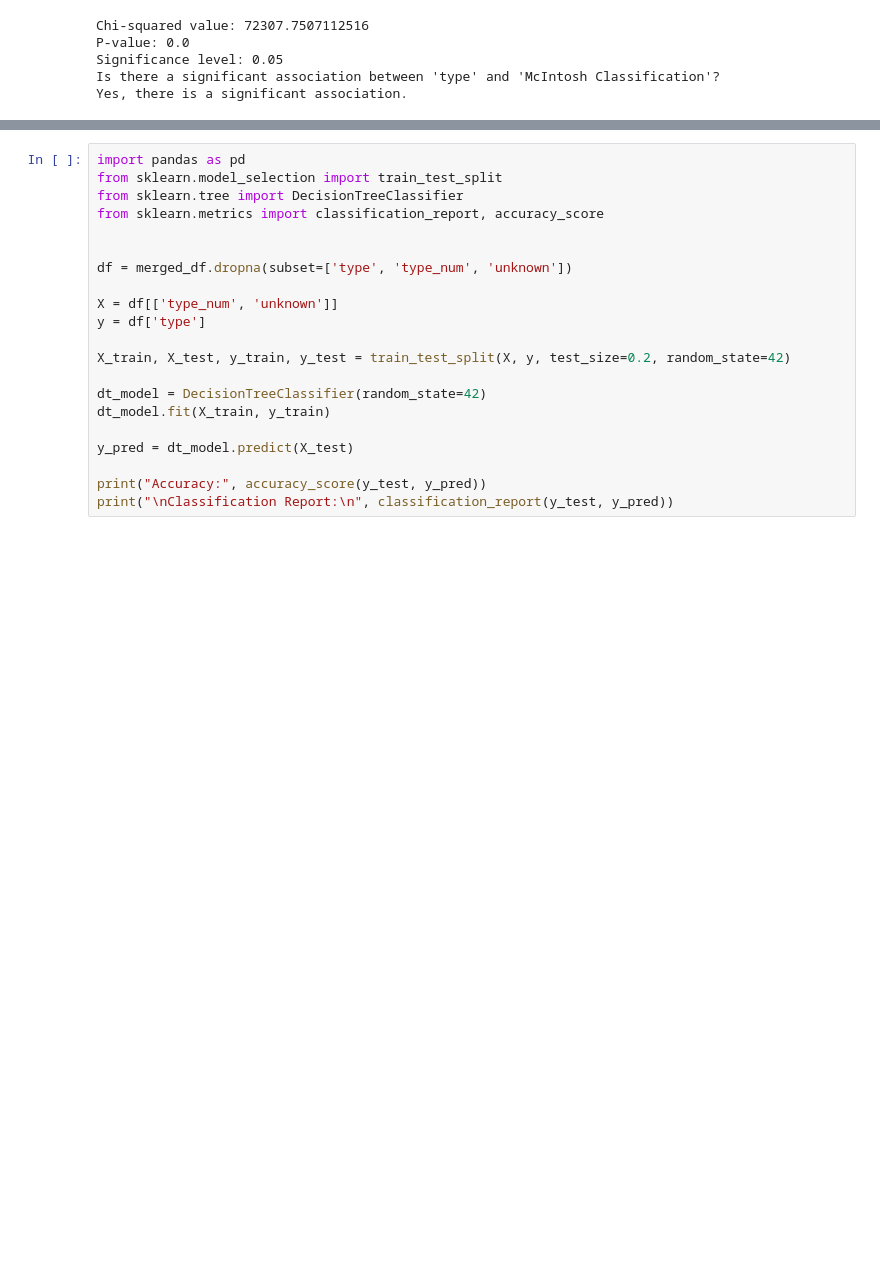
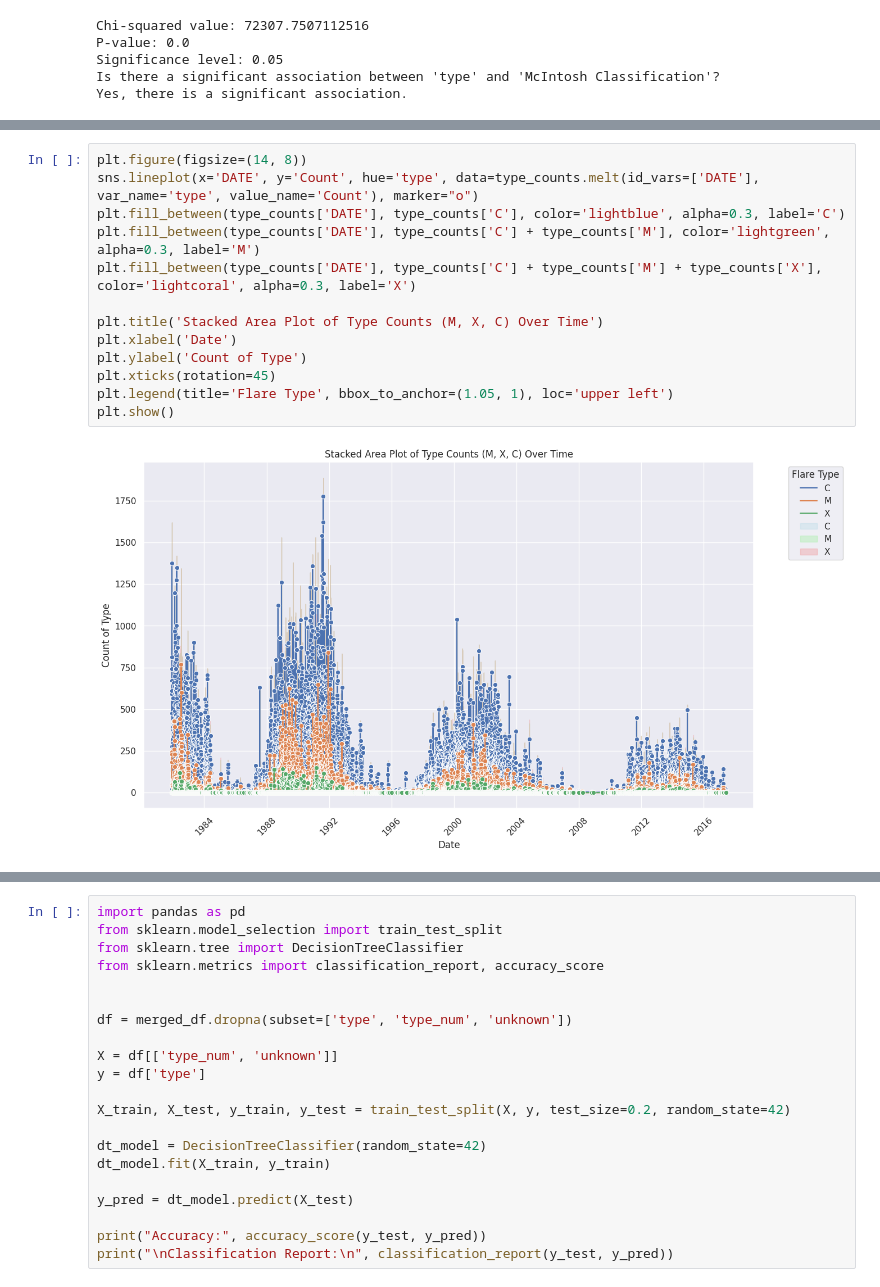
Before and after one commit to Mpho-AI/Sunspots-and-flares, a Jupyter notebook: BDV_ASS2_Sunspots_and_flares.ipynb, the cells around one changed output, grey strips where cells are left out. Saved outputs shown, nothing was run; the diff lists cells and outputs as text; blank space fills up the shorter version.

```diff
--- a/BDV_ASS2_Sunspots_and_flares.ipynb
+++ b/BDV_ASS2_Sunspots_and_flares.ipynb
@@ -500,0 +570,15 @@ else:
+# %%
+plt.figure(figsize=(14, 8))
+sns.lineplot(x='DATE', y='Count', hue='type', data=type_counts.melt(id_vars=['DATE'], var_name='type', value_name='Count'), marker="o")
+plt.fill_between(type_counts['DATE'], type_counts['C'], color='lightblue', alpha=0.3, label='C')
+plt.fill_between(type_counts['DATE'], type_counts['C'] + type_counts['M'], color='lightgreen', alpha=0.3, label='M')
+plt.fill_between(type_counts['DATE'], type_counts['C'] + type_counts['M'] + type_counts['X'], color='lightcoral', alpha=0.3, label='X')
+
+plt.title('Stacked Area Plot of Type Counts (M, X, C) Over Time')
+plt.xlabel('Date')
+plt.ylabel('Count of Type')
+plt.xticks(rotation=45)
+plt.legend(title='Flare Type', bbox_to_anchor=(1.05, 1), loc='upper left')
+plt.show()
+# %% [output]
+[figure, added]
```
Also changed, not shown: parts of 26 cells of this notebook.
